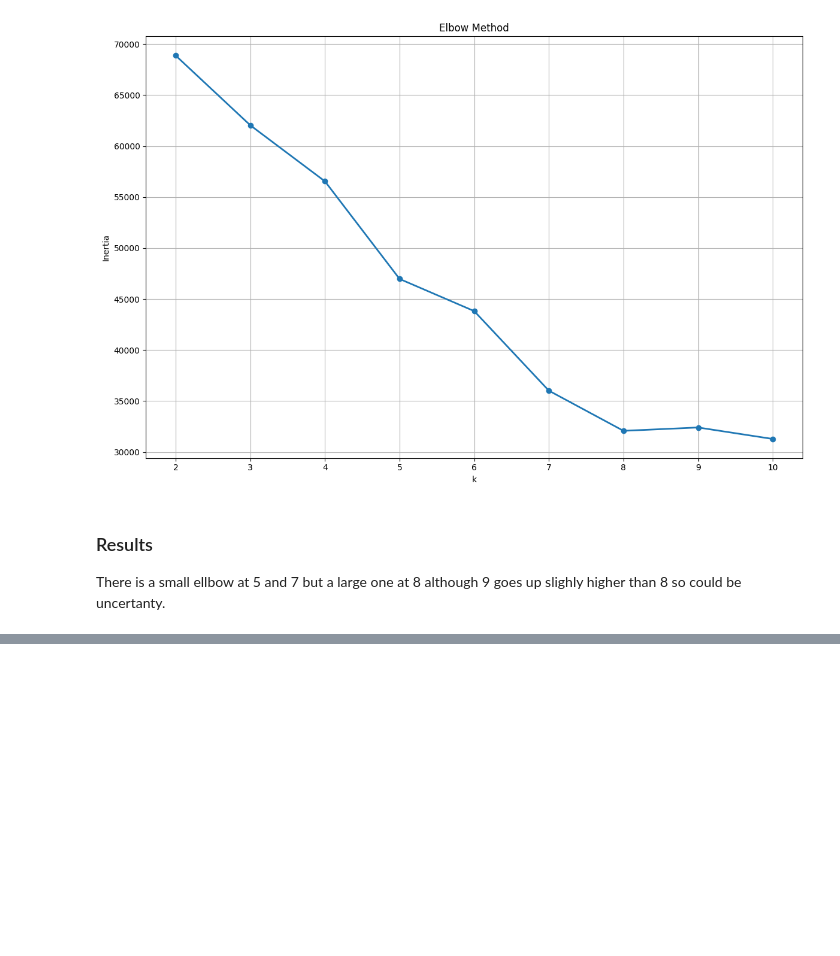
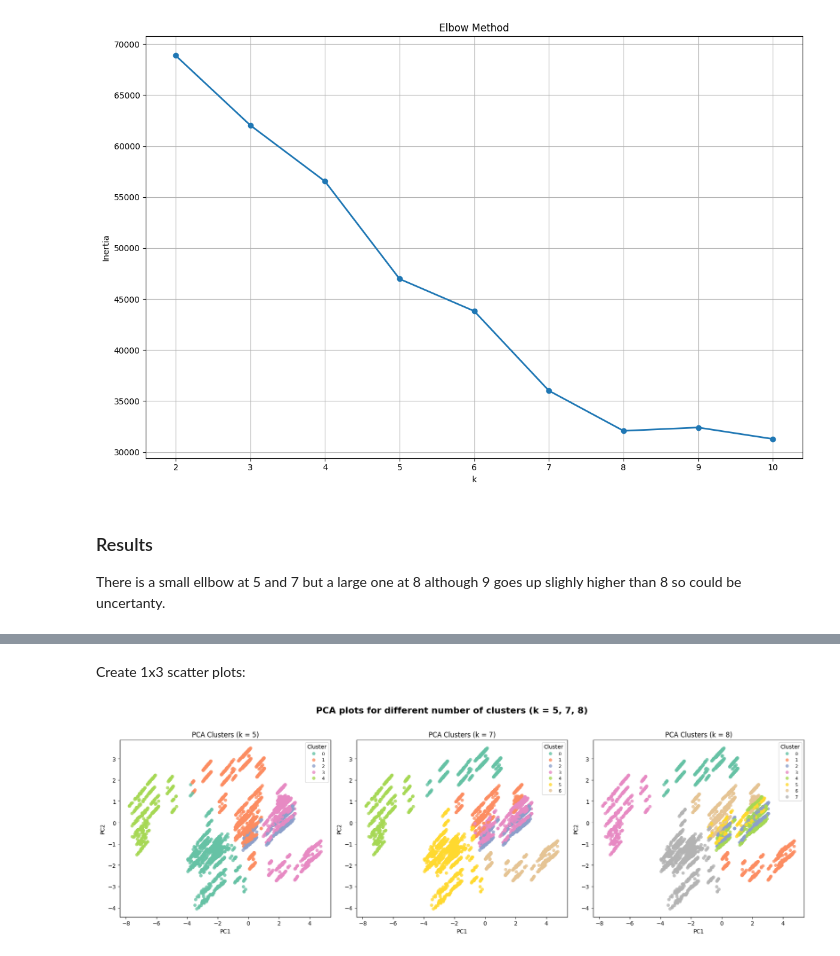
Before and after one commit to petedanielsmith/social-media-effect-on-mental-health, a Jupyter notebook: jupyter_notebooks/04_clustering.ipynb, the cells around one changed output, grey strips where cells are left out. Drawn from its saved outputs; the diff is of its cells as text; code cells hidden in the pictures; blank space fills up the shorter version.

Commit message:
Add PCA scatter charts to NB04 (#48)

```diff
--- a/jupyter_notebooks/04_clustering.ipynb
+++ b/jupyter_notebooks/04_clustering.ipynb
@@ -60,7 +61,7 @@ The model I am using for clutering is k-means. The optimal number of clusters (k
 pipeline = Pipeline(steps=[
     ("onehot", OneHotEncoder(variables=categorical_features, drop_last=True)),
     ("scaler", StandardScaler()),
-    ("kmeans", KMeans(n_clusters=4, random_state=42, n_init="auto"))
+    ("kmeans", KMeans(n_clusters=7, random_state=42, n_init="auto"))
 ])
 # %% [markdown]
 ---
@@ -240,0 +287,29 @@ There is a small ellbow at 5 and 7 but a large one at 8 although 9 goes up sligh
+# %% [markdown]
+Create 1x3 scatter plots:
+# %%
+# Define the different k values to plot
+k_values = [5, 7, 8]
+
+# Create subplots
+fig, axes = plt.subplots(1, 3, figsize=(18, 6))
+
+# Flatten the axes array for easier iteration
+axes = axes.flatten()
+
+# Generate PCA plots for each k value
+for ax, k in zip(axes, k_values):
+    # Plot PCA clusters using the preprocessed data
+    plot_pca_clusters(ax, preprocessed, k)
+
+# Add overall title
+fig.suptitle('PCA plots for different number of clusters (k = 5, 7, 8)', fontsize=16, fontweight='bold')
+
+# Adjust spacing for suptitle
+plt.tight_layout(rect=[0, 0, 1, 0.96])
+
+
+# Save figure and show
+plt.savefig('../charts/pca_plots_different_clusters.png')
+plt.show()
+# %% [output]
+[figure, added]
```
Also changed, not shown: parts of 4 cells of this notebook, 1 other file.
